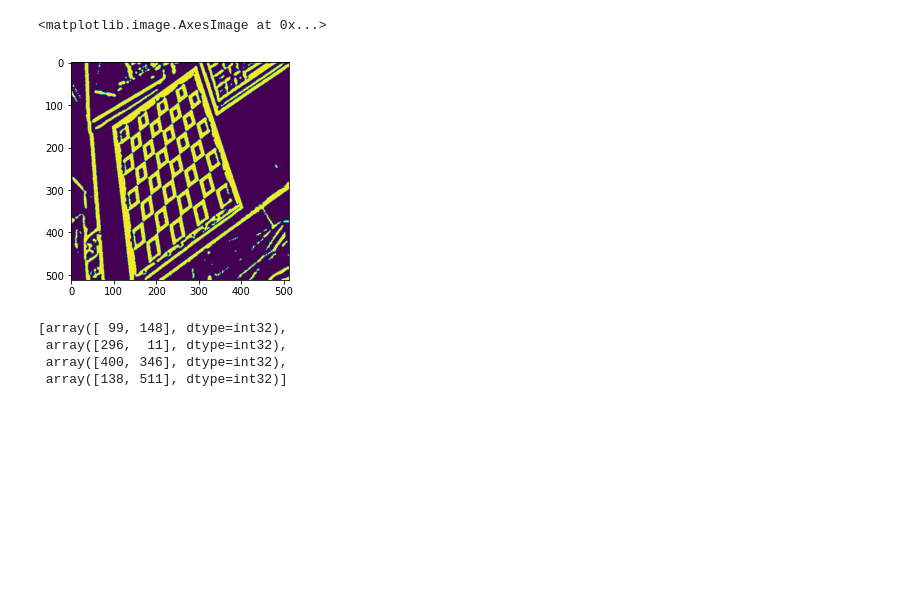
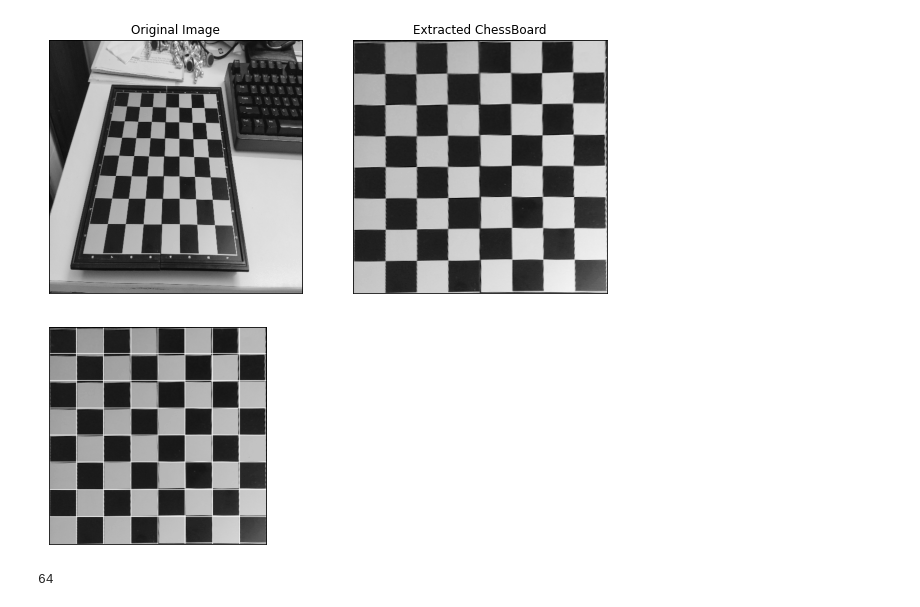
Before and after one commit to hungdaoxuan/Chess-Puzzle-Scanner, a Jupyter notebook: ExtractChessBoard.ipynb, the cells around one changed output. Drawn from its saved outputs; the diff is of its cells as text; code cells hidden in the pictures; blank space fills up the shorter version.

```diff
--- a/ExtractChessBoard.ipynb
+++ b/ExtractChessBoard.ipynb
@@ -33,6 +33,34 @@ def find_corners_of_largest_polygon(img):
     # Return an array of all 4 points using the indices
     # Each point is in its own array of one coordinate
     return [polygon[top_left][0], polygon[top_right][0], polygon[bottom_right][0], polygon[bottom_left][0]]
+# %%
+def distance_between(p1, p2):
+    a = p2[0] - p1[0]
+    b = p2[1] - p1[1]
+    return np.sqrt((a ** 2) + (b ** 2))
+
+def crop_and_warp(img, points):
+    # Rectangle described by top left, top right, bottom right and bottom left points
+    top_left, top_right, bottom_right, bottom_left = points[0], points[1], points[2], points[3]
+
+    # Explicitly set the data type to float32 or `getPerspectiveTransform` will throw an error
+    src = np.array([top_left, top_right, bottom_right, bottom_left], dtype='float32')
+
+    # Get the longest side in the rectangle
+    side = max([
+        distance_between(bottom_right, top_right),
+        distance_between(top_left, bottom_left),
+        distance_between(bottom_right, bottom_left),
+        distance_between(top_left, top_right)
+    ])
+    # Describe a square with side of the calculated length, this is the new perspective we want to warp to
+    dst = np.array([[0, 0], [side - 1, 0], [side - 1, side - 1], [0, side - 1]], dtype='float32')
+
+    # Gets the transformation matrix for skewing the image to fit a square by comparing the 4 before and after points
+    m = cv2.getPerspectiveTransform(src, dst)
+
+    # Performs the transformation on the original image
+    return cv2.warpPerspective(img, m, (int(side), int(side)))
 # %%
 def split_cells(img):
     squares = []
@@ -56,21 +84,6 @@ def plt_show(img,cmap='gray'):
     plt.xticks([])
     plt.yticks([])
     plt.show()
-# %%
-original_image = cv2.resize(cv2.imread('test1.jpg',0),(512,512))
-preprocessed_image = preprocess_image(original_image)
-plt.imshow(preprocessed_image)
-# %% [output]
-<matplotlib.image.AxesImage at 0x...>
-[figure, removed]
-# %%
-points = find_corners_of_largest_polygon(preprocessed_image)
-points # top left, top right, bot right, bot left - [x, y]
-# %% [output]
-[array([ 99, 148], dtype=int32),
- array([296,  11], dtype=int32),
- array([400, 346], dtype=int32),
- array([138, 511], dtype=int32)]
 # %%
 def get_chessboard(filename):
     original_image = cv2.resize(cv2.imread(filename,0),(512,512))
@@ -80,7 +93,7 @@ def get_chessboard(filename):
     # cat bo phan vien cua ban co
     cropped_image = crop_and_warp(original_image,points)
     chieucao, chieurong = cropped_image.shape
-    five_percent = chieucao // 100 * 6
+    five_percent = chieucao // 100 * 7
     cropped_image = cropped_image[five_percent: chieucao - five_percent, five_percent: chieurong - five_percent]
 
     fig = plt.figure(figsize=(10, 7))
@@ -100,12 +113,18 @@ def get_chessboard(filename):
     plt.show()
     return cropped_image
 # %%
-chessboard1 = get_chessboard('test2.jpg')
+chessboard = get_chessboard('test2.jpg')
+# %% [output]
+[figure, added]
 # %%
-display_rects(chessboard1,split_cells(chessboard1))
+display_rects(chessboard,split_cells(chessboard))
+# %% [output]
+[figure, added]
 # %%
 cells = split_cells(chessboard1)
 print(len(cells))
+# %% [output]
+64
 # %%
 fig = plt.figure(figsize=(8, 8))
 columns = 8
```
Also changed, not shown: parts of 1 cell of this notebook.
